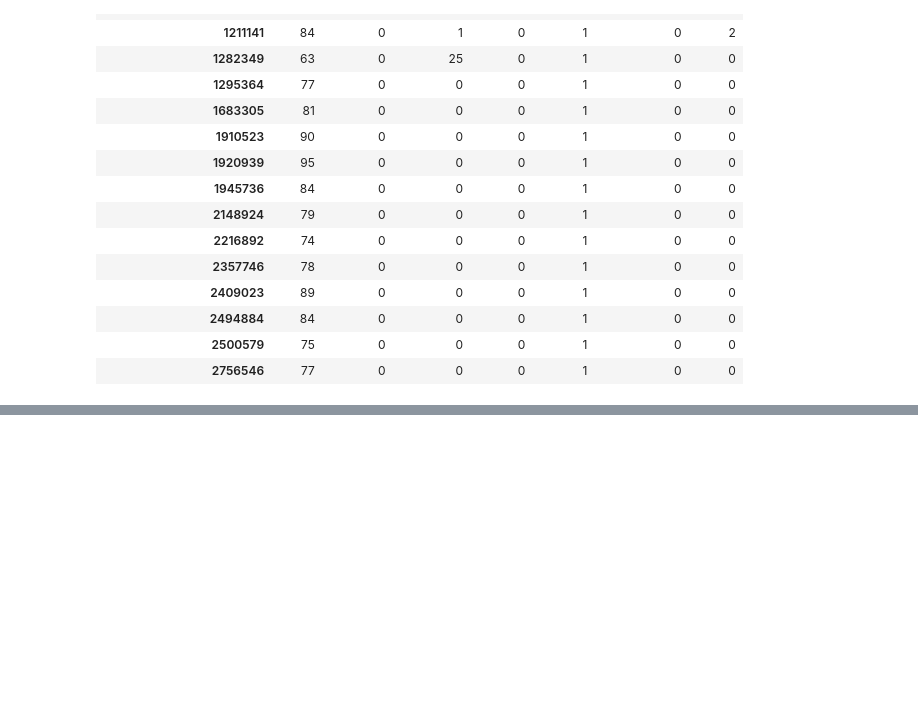
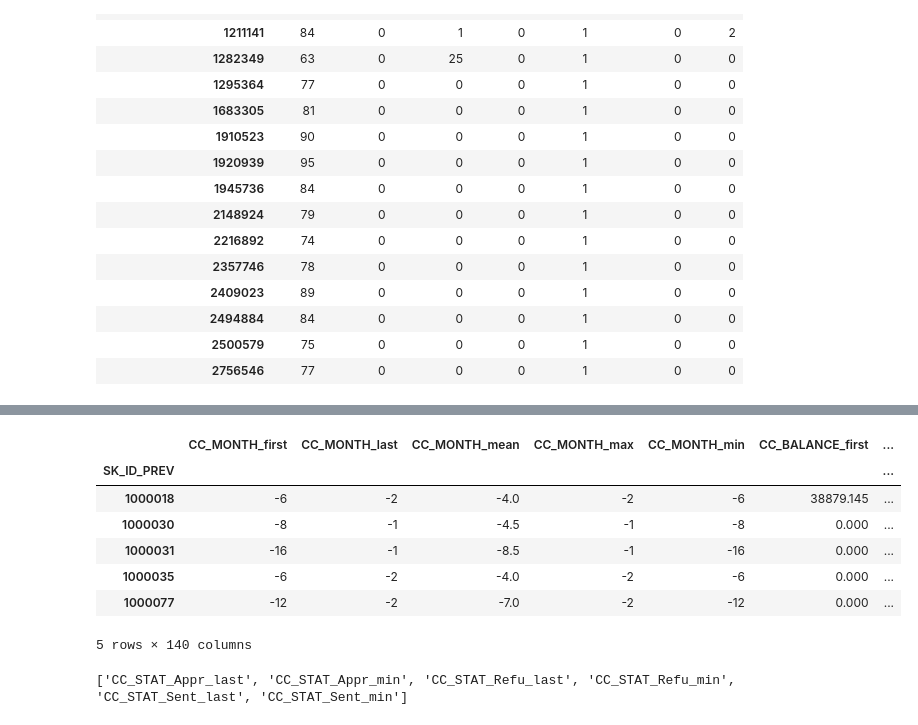
Before and after one commit to jack89roberts/kaggle-home-credit-default-risk, a Jupyter notebook: credit_card.ipynb, the cells around one changed output, grey strips where cells are left out. Cells and saved outputs as stored; diff of their text form; code cells hidden in the pictures; blank space fills up the shorter version.

```diff
--- a/credit_card.ipynb
+++ b/credit_card.ipynb
@@ -196,0 +204,24 @@ tmp[['AMT_PAYMENT_TOTAL_CURRENT','AMT_INST_MIN_REGULARITY','AMT_DRAWINGS_CURRENT
+# %%
+card_grouped = df_card.groupby('SK_ID_PREV').agg(['first','last','mean','max','min'])
+
+card_grouped.columns = ['CC_'+'_'.join(x) for x in card_grouped.columns.values]
+
+del df_card
+
+card_grouped.head()
+# %% [output]
+|  | CC_MONTH_first | CC_MONTH_last | CC_MONTH_mean | CC_MONTH_max | CC_MONTH_min | CC_BALANCE_first | ... |
+| SK_ID_PREV |  |  |  |  |  |  | ... |
+| 1000018 | -6 | -2 | -4.0 | -2 | -6 | 38879.145 | ... |
+| 1000030 | -8 | -1 | -4.5 | -1 | -8 | 0.000 | ... |
+| 1000031 | -16 | -1 | -8.5 | -1 | -16 | 0.000 | ... |
+| 1000035 | -6 | -2 | -4.0 | -2 | -6 | 0.000 | ... |
+| 1000077 | -12 | -2 | -7.0 | -2 | -12 | 0.000 | ... |
+5 rows × 140 columns
+# %%
+drop_cols = card_grouped.sum()[card_grouped.abs().sum()==0].index.tolist()
+print(drop_cols)
+
+card_grouped.drop(drop_cols,axis=1,inplace=True)
+# %% [output]
+['CC_STAT_Appr_last', 'CC_STAT_Appr_min', 'CC_STAT_Refu_last', 'CC_STAT_Refu_min', 'CC_STAT_Sent_last', 'CC_STAT_Sent_min']
```
Also changed, not shown: parts of 15 cells of this notebook.
